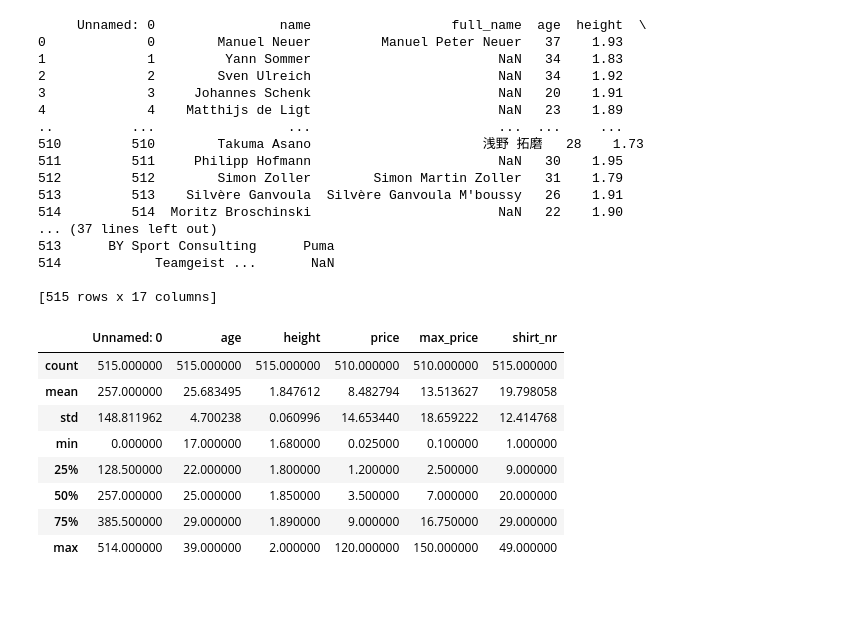
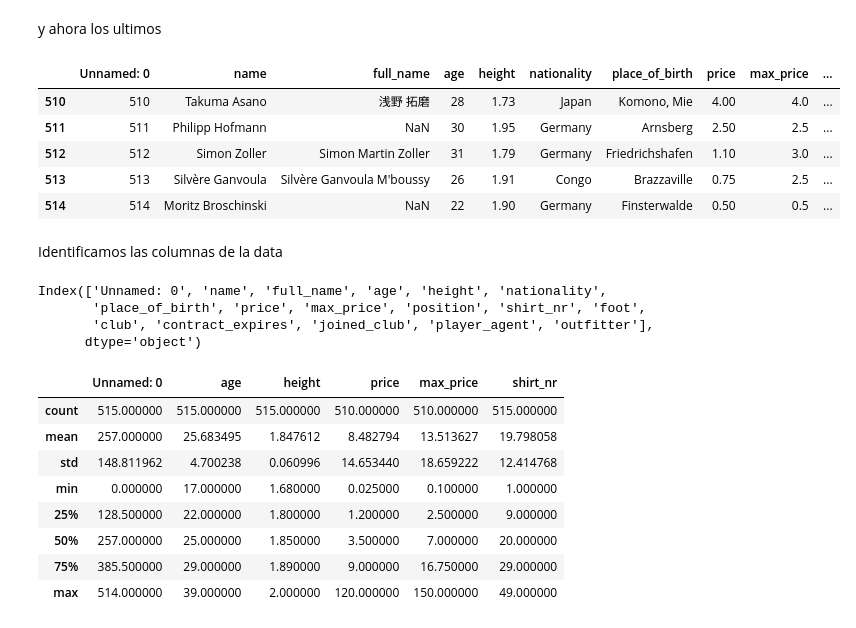
Before and after one commit to AlejoBovet/MachineLearningPublic, a Jupyter notebook: Practica2.ipynb, the cells around one changed output. Drawn from its saved outputs; the diff is of its cells as text; code cells hidden in the pictures; blank space fills up the shorter version.

```diff
--- a/Practica2.ipynb
+++ b/Practica2.ipynb
@@ -19,23 +35,23 @@ Saving bl2.csv to bl2 (1).csv
+# %% [markdown]
+y ahora los ultimos
+# %%
+df.tail()
+# %% [output]
+|  | Unnamed: 0 | name | full_name | age | height | nationality | place_of_birth | price | max_price | ... |
+| 510 | 510 | Takuma Asano | 浅野 拓磨 | 28 | 1.73 | Japan | Komono, Mie | 4.00 | 4.0 | ... |
+| 511 | 511 | Philipp Hofmann | NaN | 30 | 1.95 | Germany | Arnsberg | 2.50 | 2.5 | ... |
+| 512 | 512 | Simon Zoller | Simon Martin Zoller | 31 | 1.79 | Germany | Friedrichshafen | 1.10 | 3.0 | ... |
+| 513 | 513 | Silvère Ganvoula | Silvère Ganvoula M'boussy | 26 | 1.91 | Congo | Brazzaville | 0.75 | 2.5 | ... |
+| 514 | 514 | Moritz Broschinski | NaN | 22 | 1.90 | Germany | Finsterwalde | 0.50 | 0.5 | ... |
+# %% [markdown]
+Identificamos las columnas de la data
 # %%
-print(df)
+print(df.columns)
 # %% [output]
-     Unnamed: 0                name                  full_name  age  height  \
-0             0        Manuel Neuer         Manuel Peter Neuer   37    1.93
-1             1         Yann Sommer                        NaN   34    1.83
-2             2        Sven Ulreich                        NaN   34    1.92
-3             3     Johannes Schenk                        NaN   20    1.91
-4             4    Matthijs de Ligt                        NaN   23    1.89
-..          ...                 ...                        ...  ...     ...
-510         510        Takuma Asano                      浅野 拓磨   28    1.73
-511         511     Philipp Hofmann                        NaN   30    1.95
-512         512        Simon Zoller        Simon Martin Zoller   31    1.79
-513         513    Silvère Ganvoula  Silvère Ganvoula M'boussy   26    1.91
-514         514  Moritz Broschinski                        NaN   22    1.90
-... (37 lines left out)
-513      BY Sport Consulting      Puma
-514            Teamgeist ...       NaN
-
-[515 rows x 17 columns]
+Index(['Unnamed: 0', 'name', 'full_name', 'age', 'height', 'nationality',
+       'place_of_birth', 'price', 'max_price', 'position', 'shirt_nr', 'foot',
+       'club', 'contract_expires', 'joined_club', 'player_agent', 'outfitter'],
+      dtype='object')
 # %%
 df.describe()
 # %% [output]
```
Also changed, not shown: parts of 42 cells of this notebook.
